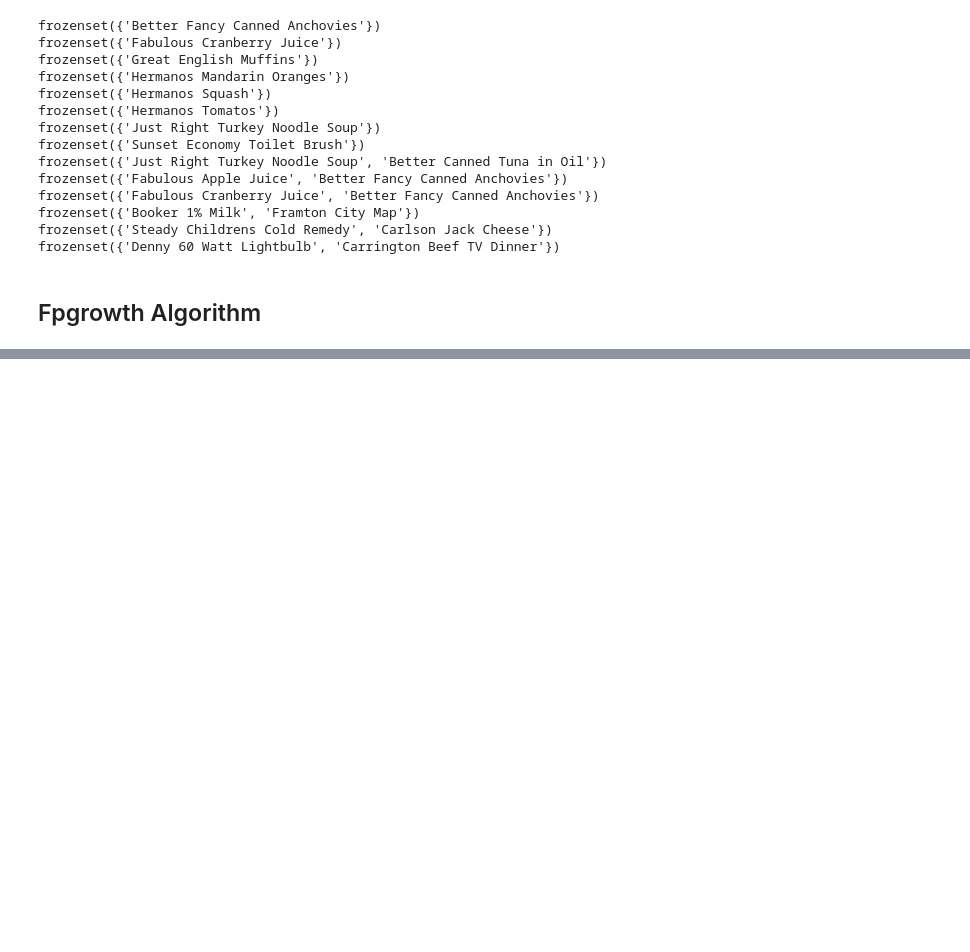
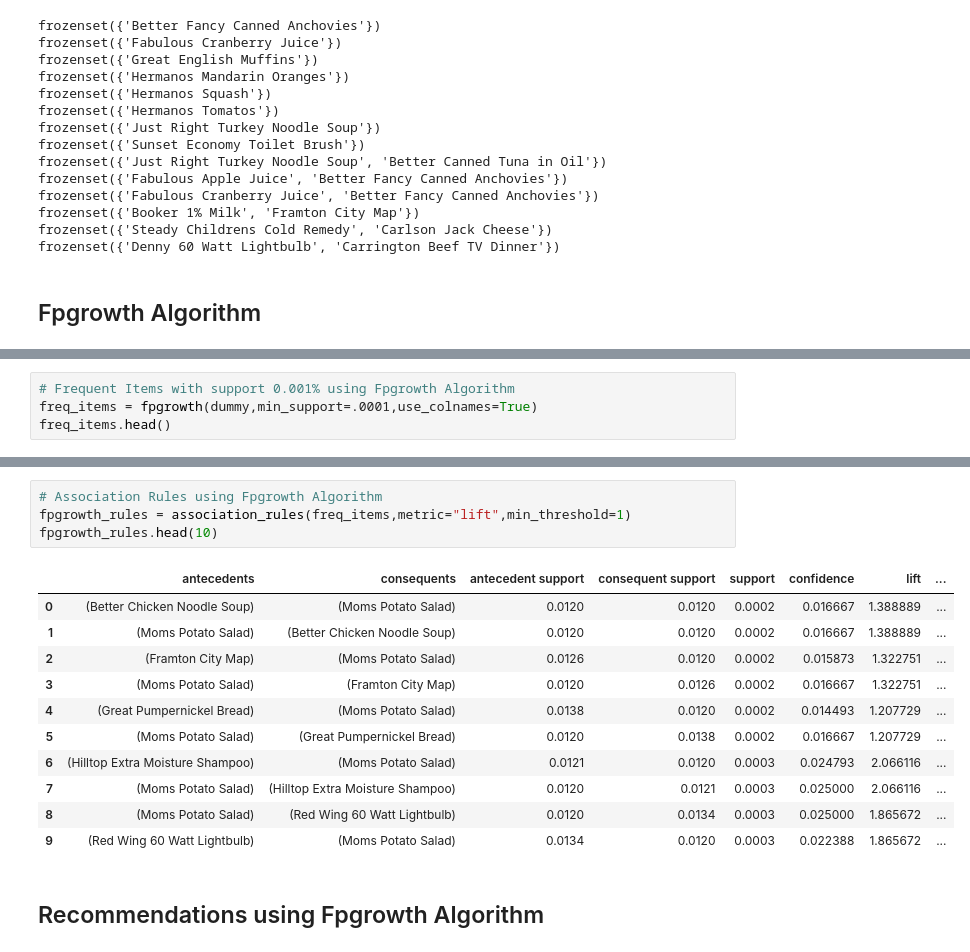
Before and after one commit to JammalAdeyemi/DataScience_Project, a Jupyter notebook: Market Basket Analysis/Foodmart_basketanalysis/Market_Basket.ipynb, the cells around one changed output, grey strips where cells are left out. Saved outputs shown, nothing was run; the diff lists cells and outputs as text; blank space fills up the shorter version.

```diff
--- a/Market Basket Analysis/Foodmart_basketanalysis/Market_Basket.ipynb
+++ b/Market Basket Analysis/Foodmart_basketanalysis/Market_Basket.ipynb
@@ -904,0 +907,4 @@ frozenset({'Denny 60 Watt Lightbulb', 'Carrington Beef TV Dinner'})
+# %%
+# Frequent Items with support 0.001% using Fpgrowth Algorithm
+freq_items = fpgrowth(dummy,min_support=.0001,use_colnames=True)
+freq_items.head()
@@ -904,0 +918,18 @@ frozenset({'Denny 60 Watt Lightbulb', 'Carrington Beef TV Dinner'})
+# %%
+# Association Rules using Fpgrowth Algorithm
+fpgrowth_rules = association_rules(freq_items,metric="lift",min_threshold=1)
+fpgrowth_rules.head(10)
+# %% [output]
+|  | antecedents | consequents | antecedent support | consequent support | support | confidence | lift | ... |
+| 0 | (Better Chicken Noodle Soup) | (Moms Potato Salad) | 0.0120 | 0.0120 | 0.0002 | 0.016667 | 1.388889 | ... |
+| 1 | (Moms Potato Salad) | (Better Chicken Noodle Soup) | 0.0120 | 0.0120 | 0.0002 | 0.016667 | 1.388889 | ... |
+| 2 | (Framton City Map) | (Moms Potato Salad) | 0.0126 | 0.0120 | 0.0002 | 0.015873 | 1.322751 | ... |
+| 3 | (Moms Potato Salad) | (Framton City Map) | 0.0120 | 0.0126 | 0.0002 | 0.016667 | 1.322751 | ... |
+| 4 | (Great Pumpernickel Bread) | (Moms Potato Salad) | 0.0138 | 0.0120 | 0.0002 | 0.014493 | 1.207729 | ... |
+| 5 | (Moms Potato Salad) | (Great Pumpernickel Bread) | 0.0120 | 0.0138 | 0.0002 | 0.016667 | 1.207729 | ... |
+| 6 | (Hilltop Extra Moisture Shampoo) | (Moms Potato Salad) | 0.0121 | 0.0120 | 0.0003 | 0.024793 | 2.066116 | ... |
+| 7 | (Moms Potato Salad) | (Hilltop Extra Moisture Shampoo) | 0.0120 | 0.0121 | 0.0003 | 0.025000 | 2.066116 | ... |
+| 8 | (Moms Potato Salad) | (Red Wing 60 Watt Lightbulb) | 0.0120 | 0.0134 | 0.0003 | 0.025000 | 1.865672 | ... |
+| 9 | (Red Wing 60 Watt Lightbulb) | (Moms Potato Salad) | 0.0134 | 0.0120 | 0.0003 | 0.022388 | 1.865672 | ... |
+# %% [markdown]
+## Recommendations using Fpgrowth Algorithm
```
Also changed, not shown: parts of 14 cells of this notebook.
